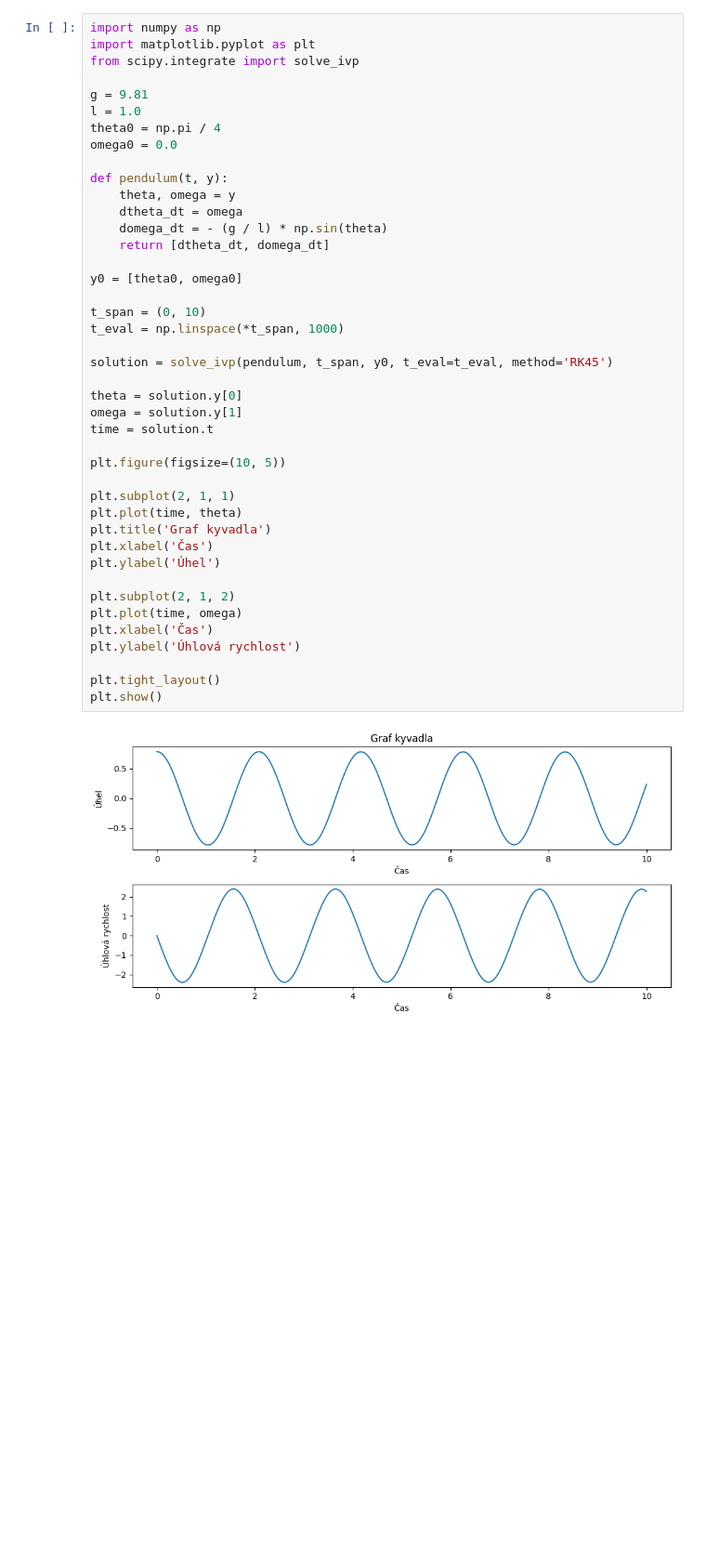
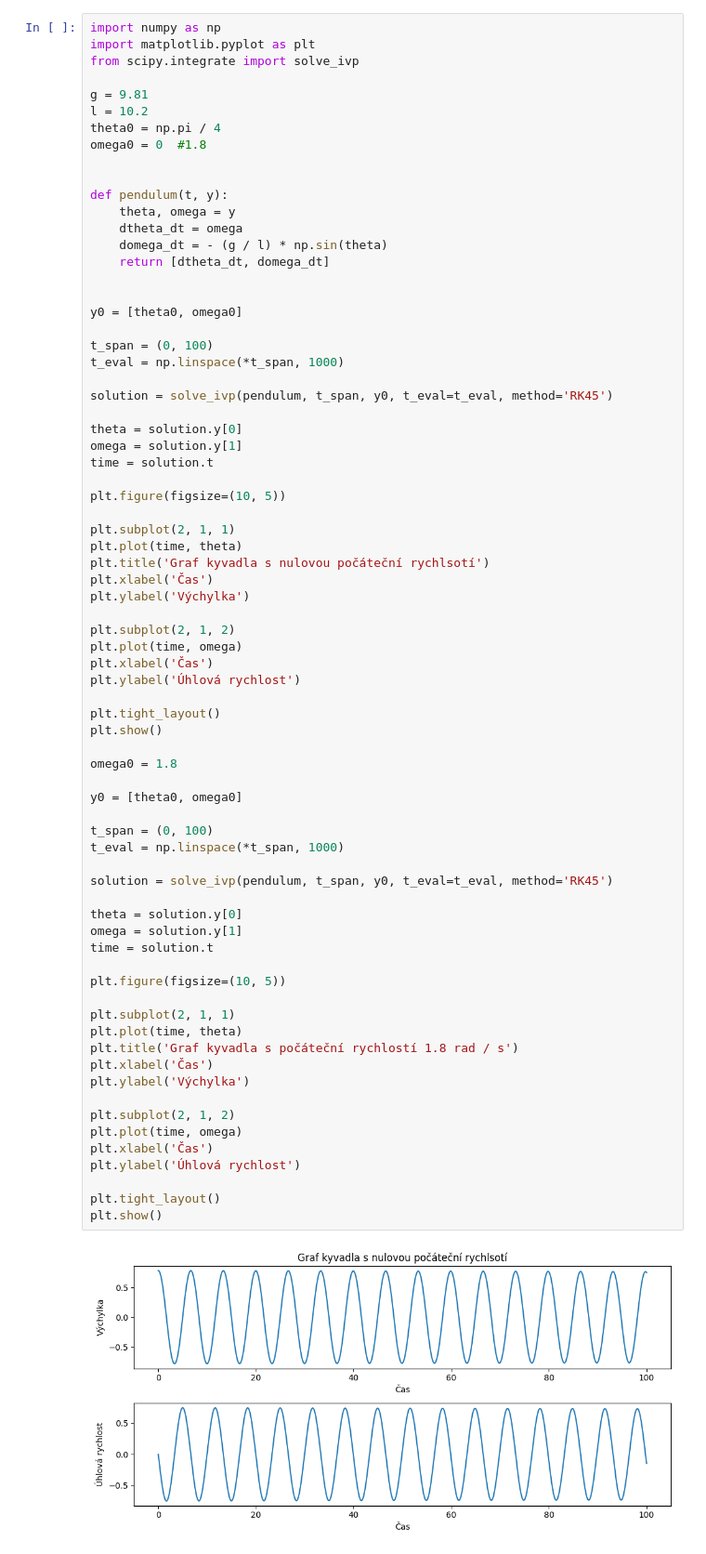
Before and after one commit to ondrejbruha/kyvadlo, a Jupyter notebook: pendulum.ipynb, the cells around one changed output. Shown: that part at 93% size. Cells and saved outputs as stored; diff of their text form; blank space fills up the shorter version.

```diff
--- a/pendulum.ipynb
+++ b/pendulum.ipynb
@@ -13,41 +13,72 @@ import matplotlib.pyplot as plt
 from scipy.integrate import solve_ivp
 
 g = 9.81
-l = 1.0
+l = 10.2
 theta0 = np.pi / 4
-omega0 = 0.0
+omega0 = 0  #1.8
+
 
 def pendulum(t, y):
     theta, omega = y
     dtheta_dt = omega
     domega_dt = - (g / l) * np.sin(theta)
     return [dtheta_dt, domega_dt]
 
+
 y0 = [theta0, omega0]
 
-t_span = (0, 10)
+t_span = (0, 100)
 t_eval = np.linspace(*t_span, 1000)
 
 solution = solve_ivp(pendulum, t_span, y0, t_eval=t_eval, method='RK45')
 
 theta = solution.y[0]
 omega = solution.y[1]
 time = solution.t
 
 plt.figure(figsize=(10, 5))
 
 plt.subplot(2, 1, 1)
 plt.plot(time, theta)
-plt.title('Graf kyvadla')
+plt.title('Graf kyvadla s nulovou počáteční rychlsotí')
 plt.xlabel('Čas')
-plt.ylabel('Úhel')
+plt.ylabel('Výchylka')
 
 plt.subplot(2, 1, 2)
 plt.plot(time, omega)
 plt.xlabel('Čas')
 plt.ylabel('Úhlová rychlost')
 
 plt.tight_layout()
 plt.show()
+
+omega0 = 1.8
+
+y0 = [theta0, omega0]
+
+t_span = (0, 100)
+t_eval = np.linspace(*t_span, 1000)
+
+solution = solve_ivp(pendulum, t_span, y0, t_eval=t_eval, method='RK45')
+
+theta = solution.y[0]
+omega = solution.y[1]
+time = solution.t
+
+plt.figure(figsize=(10, 5))
+
+plt.subplot(2, 1, 1)
+plt.plot(time, theta)
+plt.title('Graf kyvadla s počáteční rychlostí 1.8 rad / s')
+plt.xlabel('Čas')
+plt.ylabel('Výchylka')
+
+plt.subplot(2, 1, 2)
+plt.plot(time, omega)
+plt.xlabel('Čas')
+plt.ylabel('Úhlová rychlost')
+
+plt.tight_layout()
+plt.show()
 # %% [output]
-[figure, old version]
+[figure, new version]
```
Also changed, not shown: parts of 1 cell of this notebook.
